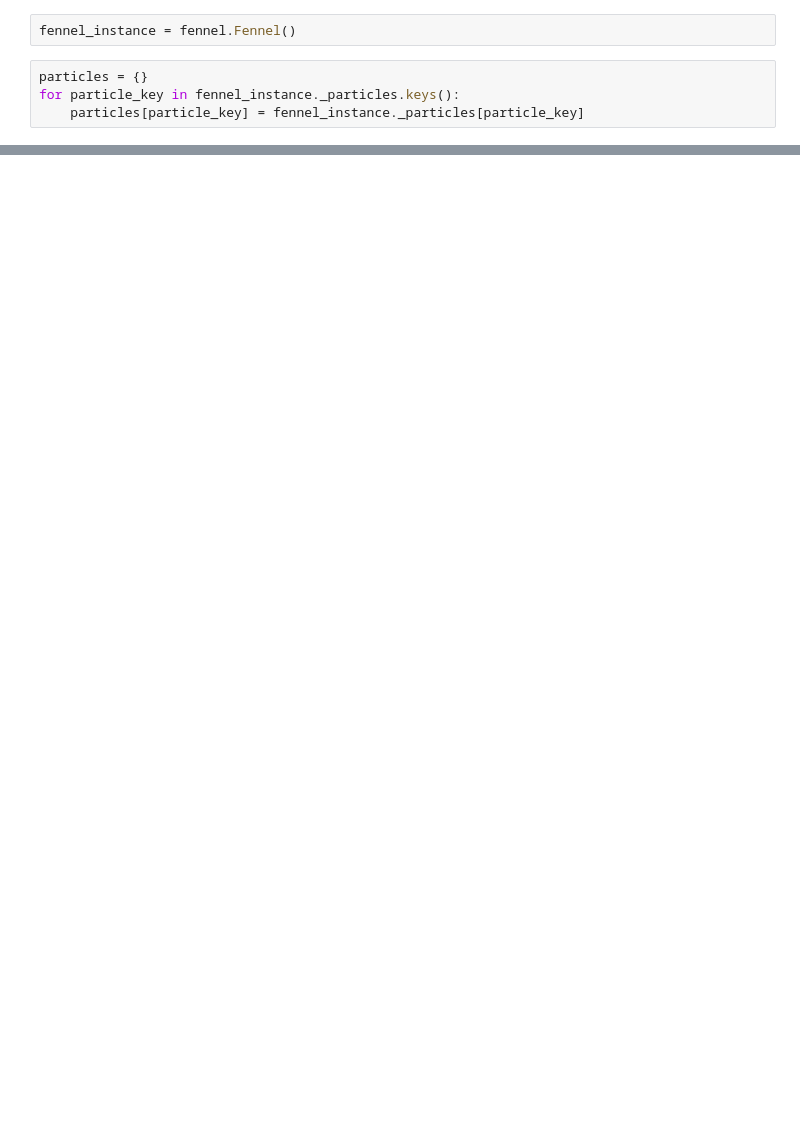
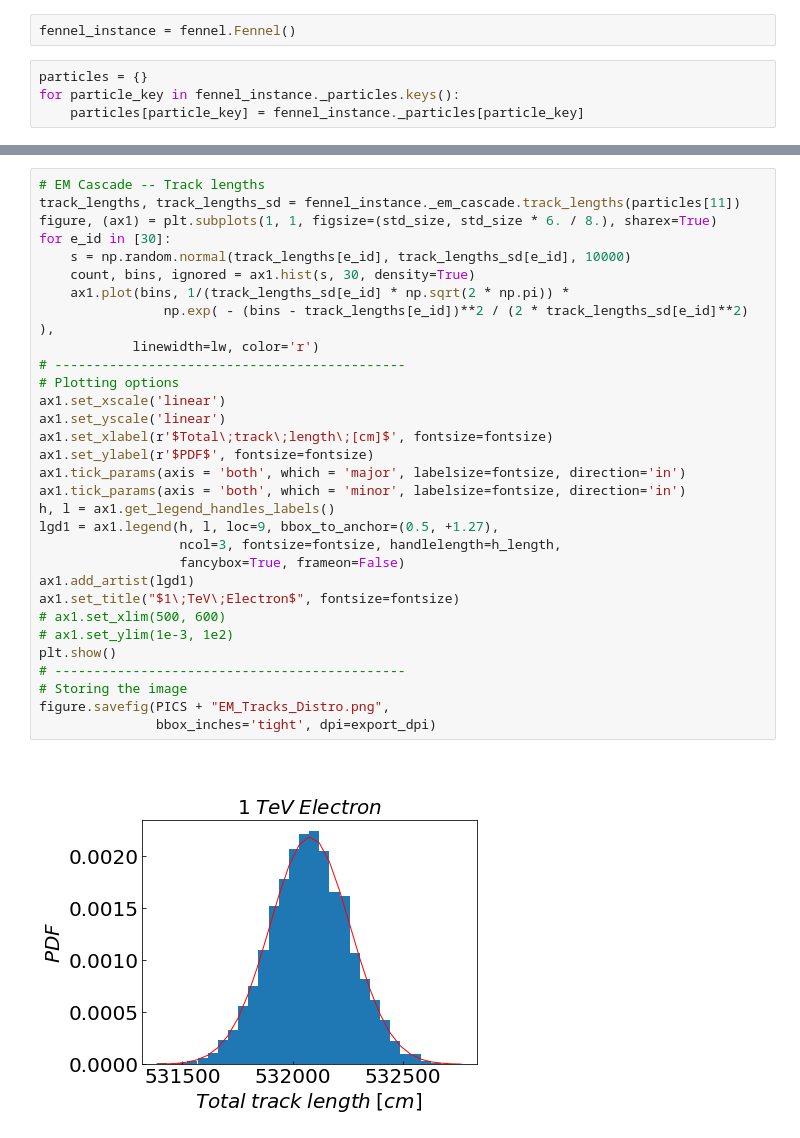
Before and after one commit to MeighenBergerS/fennel, a Jupyter notebook: notebooks/example.ipynb, the cells around one changed output, grey strips where cells are left out. Cells and saved outputs as stored; diff of their text form; blank space fills up the shorter version.

```diff
--- a/notebooks/example.ipynb
+++ b/notebooks/example.ipynb
@@ -64,0 +100,33 @@ figure.savefig(PICS + "Additional_Track.png",
+# %%
+# EM Cascade -- Track lengths
+track_lengths, track_lengths_sd = fennel_instance._em_cascade.track_lengths(particles[11])
+figure, (ax1) = plt.subplots(1, 1, figsize=(std_size, std_size * 6. / 8.), sharex=True)
+for e_id in [30]:
+    s = np.random.normal(track_lengths[e_id], track_lengths_sd[e_id], 10000)
+    count, bins, ignored = ax1.hist(s, 30, density=True)
+    ax1.plot(bins, 1/(track_lengths_sd[e_id] * np.sqrt(2 * np.pi)) *
+                np.exp( - (bins - track_lengths[e_id])**2 / (2 * track_lengths_sd[e_id]**2) ),
+            linewidth=lw, color='r')
+# ---------------------------------------------
+# Plotting options
+ax1.set_xscale('linear')
+ax1.set_yscale('linear')
+ax1.set_xlabel(r'$Total\;track\;length\;[cm]$', fontsize=fontsize)
+ax1.set_ylabel(r'$PDF$', fontsize=fontsize)
+ax1.tick_params(axis = 'both', which = 'major', labelsize=fontsize, direction='in')
+ax1.tick_params(axis = 'both', which = 'minor', labelsize=fontsize, direction='in')
+h, l = ax1.get_legend_handles_labels()
+lgd1 = ax1.legend(h, l, loc=9, bbox_to_anchor=(0.5, +1.27),
+                  ncol=3, fontsize=fontsize, handlelength=h_length,
+                  fancybox=True, frameon=False)
+ax1.add_artist(lgd1)
+ax1.set_title("$1\;TeV\;Electron$", fontsize=fontsize)
+# ax1.set_xlim(500, 600)
+# ax1.set_ylim(1e-3, 1e2)
+plt.show()
+# ---------------------------------------------
+# Storing the image
+figure.savefig(PICS + "EM_Tracks_Distro.png",
+               bbox_inches='tight', dpi=export_dpi)
+# %% [output]
+[figure, added]
```
Also changed, not shown: parts of 9 cells of this notebook, 3 other files.
